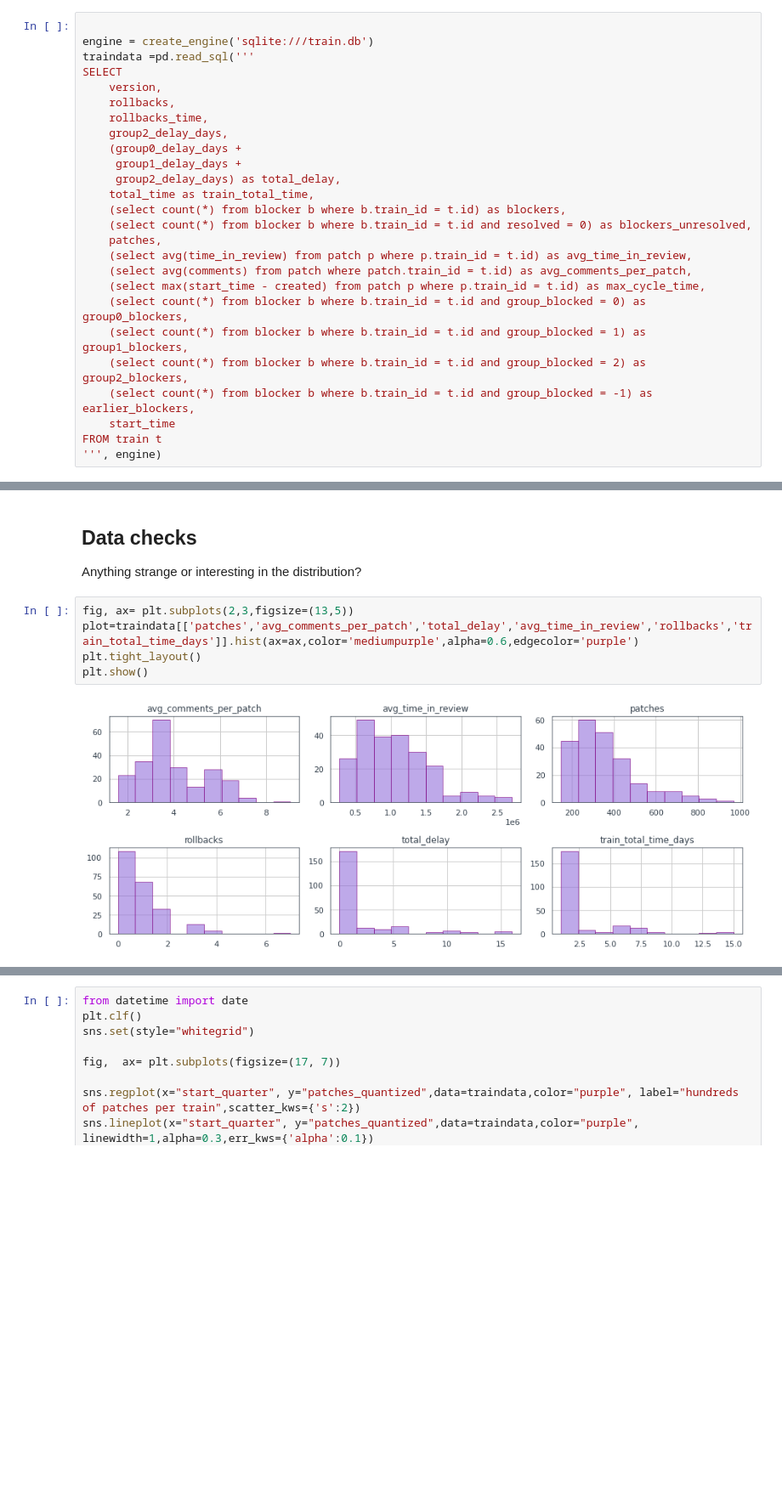
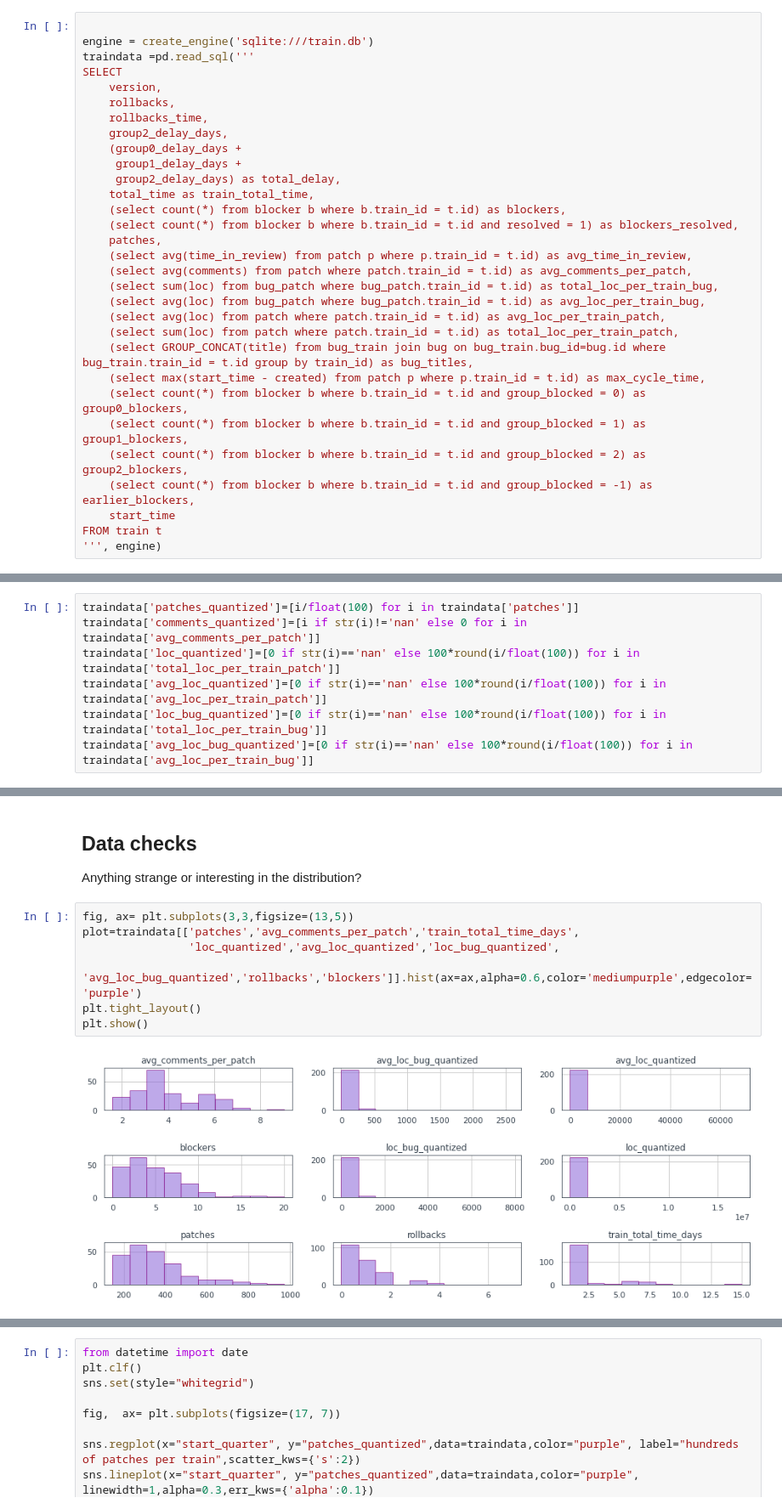
Before and after one commit to mirrys/release-engineering-data, a Jupyter notebook: metrics_reng_data.ipynb, the cells around one changed output, grey strips where cells are left out. Shown at 85% size. Drawn from its saved outputs; the diff is of its cells as text; blank space fills up the shorter version.

```diff
--- a/metrics_reng_data.ipynb
+++ b/metrics_reng_data.ipynb
@@ -34,10 +34,15 @@ SELECT
      group2_delay_days) as total_delay,
     total_time as train_total_time,
     (select count(*) from blocker b where b.train_id = t.id) as blockers,
-    (select count(*) from blocker b where b.train_id = t.id and resolved = 0) as blockers_unresolved,
+    (select count(*) from blocker b where b.train_id = t.id and resolved = 1) as blockers_resolved,
     patches,
     (select avg(time_in_review) from patch p where p.train_id = t.id) as avg_time_in_review,
     (select avg(comments) from patch where patch.train_id = t.id) as avg_comments_per_patch,
+    (select sum(loc) from bug_patch where bug_patch.train_id = t.id) as total_loc_per_train_bug,
+    (select avg(loc) from bug_patch where bug_patch.train_id = t.id) as avg_loc_per_train_bug,
+    (select avg(loc) from patch where patch.train_id = t.id) as avg_loc_per_train_patch,
+    (select sum(loc) from patch where patch.train_id = t.id) as total_loc_per_train_patch,
+    (select GROUP_CONCAT(title) from bug_train join bug on bug_train.bug_id=bug.id where bug_train.train_id = t.id group by train_id) as bug_titles,
     (select max(start_time - created) from patch p where p.train_id = t.id) as max_cycle_time,
     (select count(*) from blocker b where b.train_id = t.id and group_blocked = 0) as group0_blockers,
     (select count(*) from blocker b where b.train_id = t.id and group_blocked = 1) as group1_blockers,
@@ -59,3 +63,10 @@ traindata['comments_quantized']=[i if str(i)!='nan' else 0 for i in traindata['a
+# %%
+traindata['patches_quantized']=[i/float(100) for i in traindata['patches']]
+traindata['comments_quantized']=[i if str(i)!='nan' else 0 for i in traindata['avg_comments_per_patch']]
+traindata['loc_quantized']=[0 if str(i)=='nan' else 100*round(i/float(100)) for i in traindata['total_loc_per_train_patch']]
+traindata['avg_loc_quantized']=[0 if str(i)=='nan' else 100*round(i/float(100)) for i in traindata['avg_loc_per_train_patch']]
+traindata['loc_bug_quantized']=[0 if str(i)=='nan' else 100*round(i/float(100)) for i in traindata['total_loc_per_train_bug']]
+traindata['avg_loc_bug_quantized']=[0 if str(i)=='nan' else 100*round(i/float(100)) for i in traindata['avg_loc_per_train_bug']]
 # %%
 #converting total time to days
 traindata["train_total_time_days"]=[round((i/float(3600))/24) for i in traindata["train_total_time"]]
@@ -64,11 +75,13 @@ traindata["train_total_time_days_cont"]=[(i/float(3600))/24 for i in traindata["
 ## Data checks
 Anything strange or interesting in the distribution?
 # %%
-fig, ax= plt.subplots(2,3,figsize=(13,5))
-plot=traindata[['patches','avg_comments_per_patch','total_delay','avg_time_in_review','rollbacks','train_total_time_days']].hist(ax=ax,color='mediumpurple',alpha=0.6,edgecolor='purple')
+fig, ax= plt.subplots(3,3,figsize=(13,5))
+plot=traindata[['patches','avg_comments_per_patch','train_total_time_days',
+                'loc_quantized','avg_loc_quantized','loc_bug_quantized',
+                'avg_loc_bug_quantized','rollbacks','blockers']].hist(ax=ax,alpha=0.6,color='mediumpurple',edgecolor='purple')
 plt.tight_layout()
 plt.show()
 # %% [output]
-[figure, old version]
+[figure, new version]
 # %% [markdown]
 #### Some variables seem to have bimodal distribution (which is good, because we can draw natural cutoff for metrics)
```
Also changed, not shown: parts of 40 cells of this notebook.
